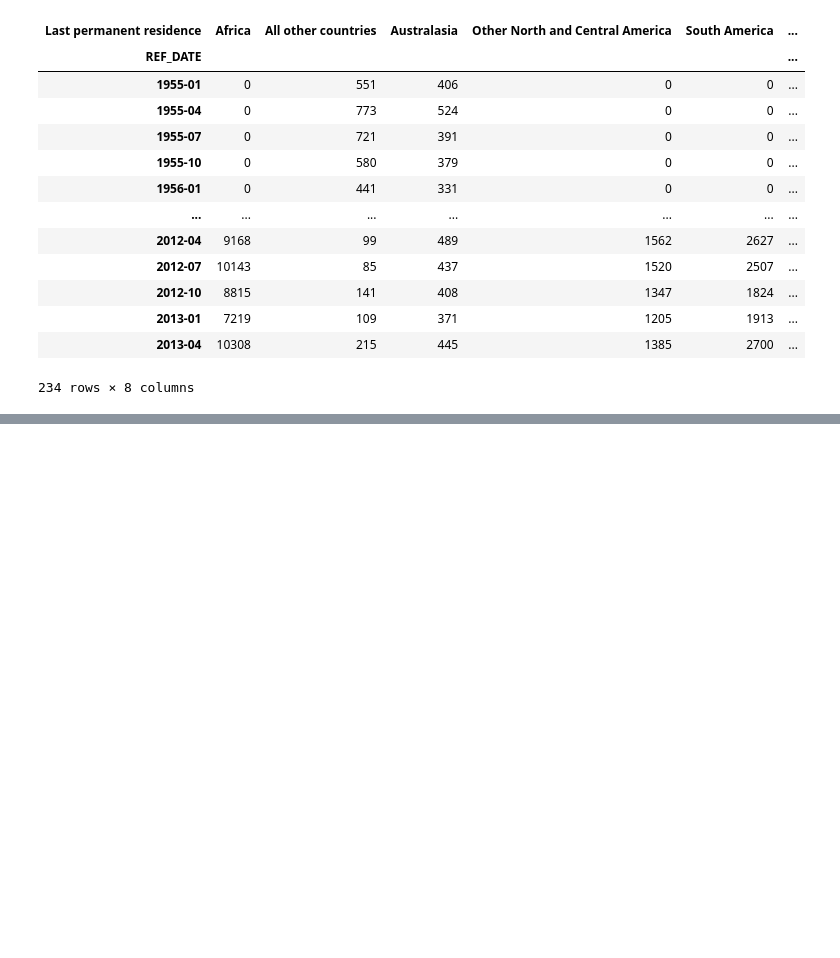
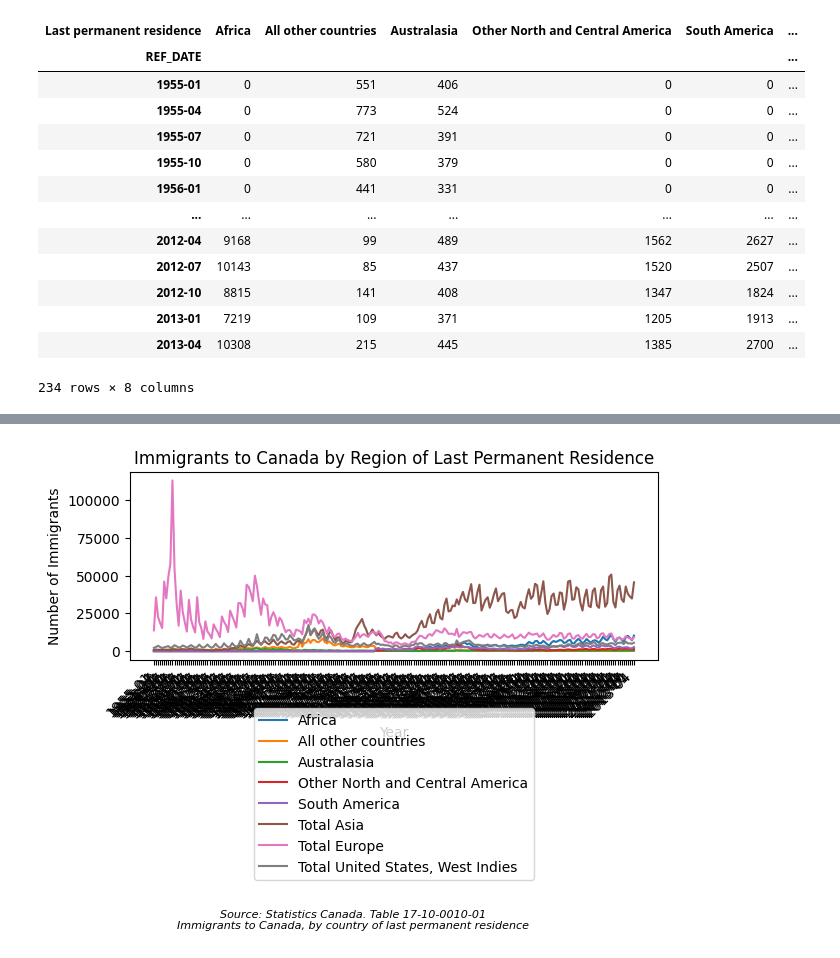
Before and after one commit to yrmo/gcinfo, a Jupyter notebook: immigrants-country-of-origin-1955-2013.ipynb, the cells around one changed output, grey strips where cells are left out. Drawn from its saved outputs; the diff is of its cells as text; code cells hidden in the pictures; blank space fills up the shorter version.

Commit message:
Half working immigrants to Canada by region of last permanent residence

```diff
--- a/immigrants-country-of-origin-1955-2013.ipynb
+++ b/immigrants-country-of-origin-1955-2013.ipynb
@@ -342,0 +425,55 @@ plt.show()
+# %%
+import matplotlib.pyplot as plt
+import pandas as pd
+
+# Assumes df_origin_simple_filtered_plot already exists with REF_DATE and the region columns
+df = df_origin_simple_filtered_plot.copy()
+
+# Ensure REF_DATE is datetime for proper ordering
+# df['REF_DATE'] = pd.to_datetime(df['REF_DATE'])
+# df = df.set_index('REF_DATE').sort_index()
+
+regions = [
+    'Africa',
+    'All other countries',
+    'Australasia',
+    'Other North and Central America',
+    'South America',
+    'Total Asia',
+    'Total Europe',
+    'Total United States, West Indies'
+]
+
+fig, ax = plt.subplots()
+
+for region in regions:
+    ax.plot(df.index, df[region], linestyle='-', label=region)
+
+ax.set_title("Immigrants to Canada by Region of Last Permanent Residence")
+ax.set_xlabel("Year")
+ax.set_ylabel("Number of Immigrants")
+
+ax.legend(
+    title=None,
+    loc="upper center",
+    bbox_to_anchor=(0.5, -0.22),
+    ncol=1,
+    frameon=True
+)
+
+plt.xticks(rotation=45, ha="right")
+
+plt.subplots_adjust(bottom=0.3)
+
+plt.figtext(
+    0.5, -0.03,
+    "Source: Statistics Canada. Table 17-10-0010-01\nImmigrants to Canada, by country of last permanent residence",
+    ha="center",
+    fontsize=8,
+    style="italic"
+)
+
+plt.tight_layout()
+plt.show()
+# %% [output]
+[figure, added]
```
Also changed, not shown: parts of 3 cells of this notebook.
